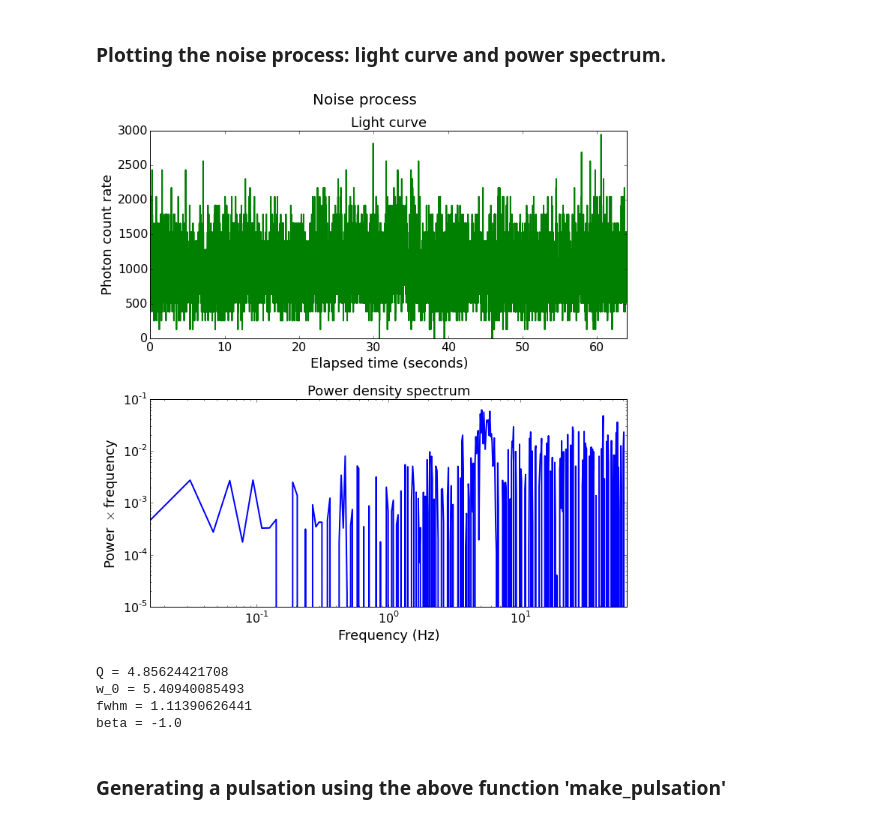
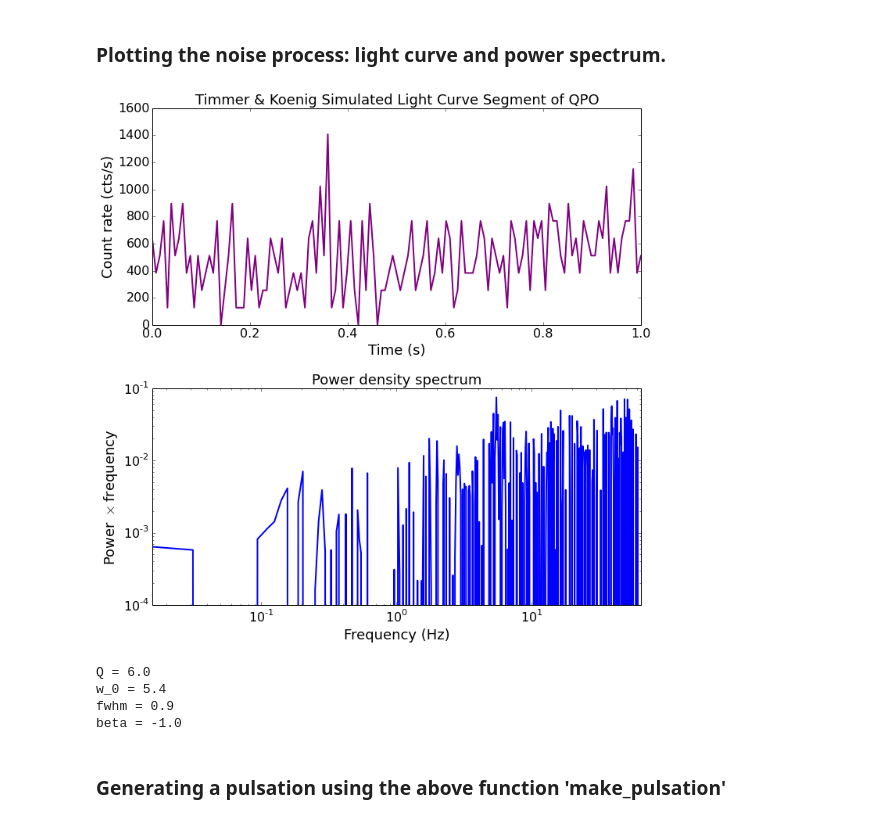
Before and after one commit to abigailStev/power_spectra, a Jupyter notebook: TimmerKoenig.ipynb, the cells around one changed output. Saved outputs shown, nothing was run; the diff lists cells and outputs as text; code cells hidden in the pictures.

```diff
--- a/TimmerKoenig.ipynb
+++ b/TimmerKoenig.ipynb
@@ -177,7 +177,8 @@ nyquist = pos_freq[-1]
 ### Defining the psd shape of the noise
 # %%
 noise_psd_variance = 0.007  ## in fractional rms^2 units
-noise_mean_rate = 1000.0  ## in count rate units
+# noise_mean_rate = 1000.0  ## in count rate units
+noise_mean_rate = 500
 
 beta = -1.0  ## Slope of power law (include negative here if needed)
 
@@ -186,9 +187,10 @@ beta = -1.0  ## Slope of power law (include negative here if needed)
 # fwhm = 0.80653875  ## FWHM of QPO
 
 ## For a Gaussian QPO
-w_0 = 5.40940085493
-g_stddev = 0.473032436922
-fwhm = 2.0 * np.sqrt(2.0 * np.log(2.0)) * g_stddev
+w_0 = 5.4
+# g_stddev = 0.473032436922
+# fwhm = 2.0 * np.sqrt(2.0 * np.log(2.0)) * g_stddev
+fwhm = 0.9
 
 pl_scale = 0.08  ## relative scale factor
 qpo_scale = 1.0  ## relative scale factor
@@ -197,8 +199,8 @@ Q = w_0 / fwhm ## For QPOs, Q factor is w_0 / gamma
 print "Q =", Q
 
 # noise_psd_shape = noise_psd_variance * powerlaw(pos_freq, beta)
-# noise_psd_shape = noise_psd_variance * (qpo_scale * lorentzian(pos_freq, w_0, fwhm) + pl_scale * powerlaw(pos_freq, beta))
-noise_psd_shape = noise_psd_variance * (qpo_scale * gaussian(pos_freq, w_0, g_stddev) + pl_scale * powerlaw(pos_freq, beta))
+noise_psd_shape = noise_psd_variance * (qpo_scale * lorentzian(pos_freq, w_0, fwhm) + pl_scale * powerlaw(pos_freq, beta))
+# noise_psd_shape = noise_psd_variance * (qpo_scale * gaussian(pos_freq, w_0, g_stddev) + pl_scale * powerlaw(pos_freq, beta))
 # noise_psd_shape = lorentzian(pos_freq, w_1, gamma_1) + lorentzian(pos_freq, w_2, gamma_2) + powerlaw(pos_freq, beta)
 # noise_psd_shape = lorentzian(pos_freq, w_1, gamma_1) + lorentzian(pos_freq, w_2, gamma_2)
 noise_psd_shape = inv_frac_rms2_norm(noise_psd_shape, dt, n_bins, noise_mean_rate)
@@ -249,45 +252,49 @@ npn_noise = rb_power * rb_freq
 time_bins = np.arange(n_bins)
 time = time_bins * dt
 
+# fig, ax1 = plt.subplots(1, 1, figsize=(10,5))
 fig, (ax1, ax2) = plt.subplots(2,1, figsize=(10,10))
-fig.suptitle(super_title_noise, fontsize=20, y=1.03)
+# fig.suptitle(super_title_noise, fontsize=20, y=1.03)
 
-ax1.plot(time, noise_lc_poiss, linewidth=2.0, color='g')
-ax1.set_xlabel('Elapsed time (seconds)', fontproperties=font_prop)
-ax1.set_ylabel('Photon count rate', fontproperties=font_prop)
+ax1.plot(time, noise_lc_poiss, linewidth=2.0, color='purple')
+ax1.set_xlabel('Time (s)', fontproperties=font_prop)
+ax1.set_ylabel('Count rate (cts/s)', fontproperties=font_prop)
 # ax1.set_xlim(0,0.3)
 ax1.set_xlim(np.min(time), np.max(time))
-# ax1.set_ylim(0,)
+ax1.set_xlim(0,1)
+# ax1.set_ylim(0,450)
 ax1.tick_params(axis='x', labelsize=16, bottom=True, top=True, labelbottom=True, labeltop=False)
 ax1.tick_params(axis='y', labelsize=16, left=True, right=True, labelleft=True, labelright=False)
-ax1.set_title('Light curve', fontproperties=font_prop)
+# ax1.set_title('Light curve', fontproperties=font_prop)
+ax1.set_title('Timmer & Koenig Simulated Light Curve Segment of QPO', fontproperties=font_prop)
 
 # ax2.plot(pos_freq, pulse_power * pos_freq, linewidth=2.0)
 ax2.plot(rb_freq, npn_noise, linewidth=2.0)
 ax2.set_xscale('log')
 ax2.set_yscale('log')
 ax2.set_xlabel(r'Frequency (Hz)', fontproperties=font_prop)
 ax2.set_ylabel(r'Power $\times$ frequency', fontproperties=font_prop)
 ax2.set_xlim(0, nyquist)
 # ax2.set_xlim(0,200)
 # ax2.set_ylim(1e-5, 1e-1)
 ax2.tick_params(axis='x', labelsize=16, bottom=True, top=True, labelbottom=True, labeltop=False)
 ax2.tick_params(axis='y', labelsize=16, left=True, right=True, labelleft=True, labelright=False)
 ax2.set_title('Power density spectrum', fontproperties=font_prop)
 
 fig.tight_layout(pad=1.0, h_pad=2.0)
+plt.savefig("FAKEGX339-BQPO_QPO_lightcurve.eps")
 plt.show()
 
 # print np.var(noise_power, ddof=1)
 print "Q =", Q
 print "w_0 =", w_0
 print "fwhm =", fwhm
 print "beta =", beta
 # %% [output]
-[figure, old version]
+[figure, new version]
-Q = 4.85624421708
-w_0 = 5.40940085493
-fwhm = 1.11390626441
+Q = 6.0
+w_0 = 5.4
+fwhm = 0.9
 beta = -1.0
 # %% [markdown]
 ### Generating a pulsation using the above function 'make_pulsation'
```
Also changed, not shown: parts of 6 cells of this notebook.
